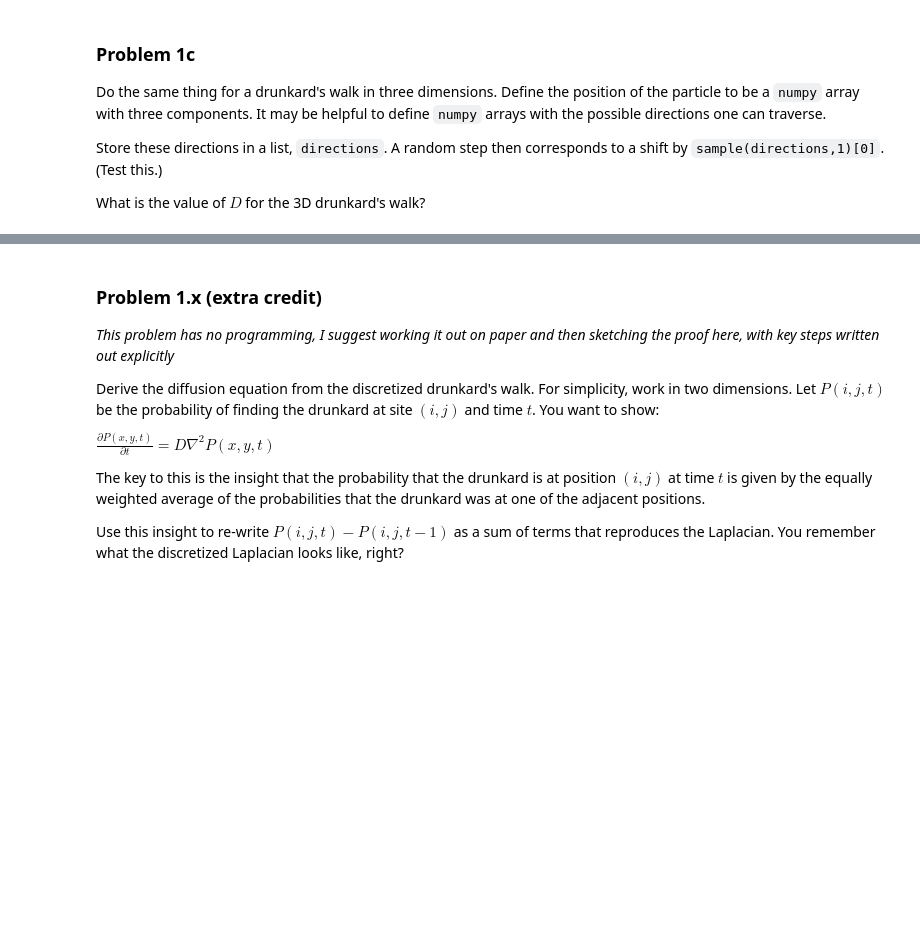
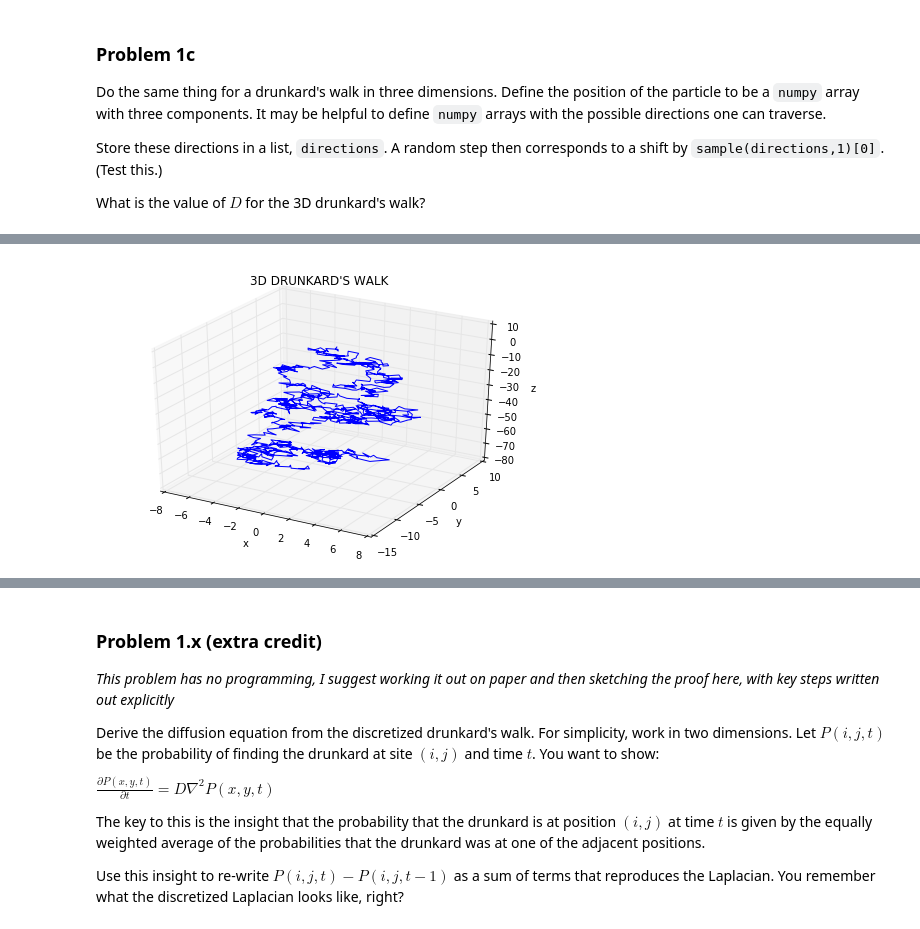
Before and after one commit to whick002/Homework06, a Jupyter notebook: Homework 6.ipynb, the cells around one changed output, grey strips where cells are left out. Saved outputs shown, nothing was run; the diff lists cells and outputs as text; code cells hidden in the pictures; blank space fills up the shorter version.

```diff
--- a/Homework 6.ipynb
+++ b/Homework 6.ipynb
@@ -58,3 +144,90 @@ Do the same thing for a drunkard's walk in three dimensions. Define the position
 Store these directions in a list, `directions`.  A random step then corresponds to a shift by `sample(directions,1)[0]`. (Test this.)
 
 What is the value of $D$ for the 3D drunkard's walk?
+# %%
+from numpy import pi as pi
+from numpy import sin as sin
+from numpy import cos as cos
+from mpl_toolkits.mplot3d import Axes3D
+
+def drunkards_walk_3D(nSteps,is2D=False,xlim=False,ylim=False,zlim=False):
+
+    '''GENERATES 3D RANDOM WALK. COMPATIBLE WITH 2D CASE. USE lim PARAMETERS TO IMPOSE BORDER.'''
+
+    # GENERATE RANDOM STEPS IN SPHERIAL COORDINATES
+    phi_rand=2*pi-4*pi*np.random.random_sample((nSteps,)) # -2*pi <= 0 < 2*pi
+    theta_rand=pi-2*pi*np.random.random_sample((nSteps,)) # -pi <= 0 < pi
+    if is2D==False:
+        theta_rand=pi-2*pi*np.random.random_sample((nSteps,)) # -pi <= 0 < pi
+    else:
+        theta_rand=np.zeros((nSteps)) # NOT ACTUALLY RANDOM
+        theta_rand.fill(pi/2) # FORCE Z TO BE ZERO
+
+    r_rand=np.ones((nSteps)) # NOT ACTUALLY RANDOM
+
+    # INITIALIZE OTHER VARIABLES
+    x_positions=np.zeros((nSteps))
+    y_positions=np.zeros((nSteps))
+    z_positions=np.zeros((nSteps))
+    steps=np.arange(nSteps)
+
+    x_position=0
+    y_position=0
+    z_position=0
+
+    x_positions[0]=x_position
+    y_positions[0]=y_position
+    z_positions[0]=z_position
+
+    # COORDINATE TRANSFORMATIONS
+    def x(r,theta,phi):
+        return r*sin(theta)*cos(phi)
+    def y(r,theta,phi):
+        return r*sin(theta)*sin(phi)
+    def z(r,theta,phi):
+        return r*cos(theta)
+
+    for i in range(1,nSteps):
+
+        x_positions[i]=x_position
+        y_positions[i]=y_position
+        z_positions[i]=z_position
+
+        r=r_rand[i]
+        theta=theta_rand[i]
+        phi=phi_rand[i]
+
+        x_position+=x(r,theta,phi)
+        y_position+=y(r,theta,phi)
+        z_position+=z(r,theta,phi)
+
+        # CONDITIONS TO MAKE DRUNKARD BOUNCE OFF ANY BORDERS
+        if xlim==True:
+            if np.absolute(x_position)>=xlim:
+                if x>0:
+                    x_position=xlim-(x_position-xlim)
+                else:
+                    x_position=-xlim+(x_position+xlim)
+        elif ylim==True:
+            if np.absolute(y_position)>=ylim:
+                if y>0:
+                    y_position=ylim-(y_position-ylim)
+                else:
+                    y_position=-ylim+(y_position+ylim)
+        elif zlim==True:
+            if np.absolute(z_position)>=zlim:
+                if z>0:
+                    z_position=zlim-(z_position-zlim)
+                else:
+                    z=-zlim+(z_position+zlim)
+
+    return steps,x_positions,y_positions,z_positions
+
+steps,xs,ys,zs=drunkards_walk_3D(1000)
+ax=Axes3D(plt.gcf())
+ax.plot(xs,ys,zs)
+ax.set_xlabel('x')
+ax.set_ylabel('y')
+ax.set_zlabel('z')
+ax.set_title('3D DRUNKARD\'S WALK')
+# %% [output]
@@ -60,0 +235 @@ What is the value of $D$ for the 3D drunkard's walk?
+[figure, added]
```
Also changed, not shown: parts of 12 cells of this notebook.
